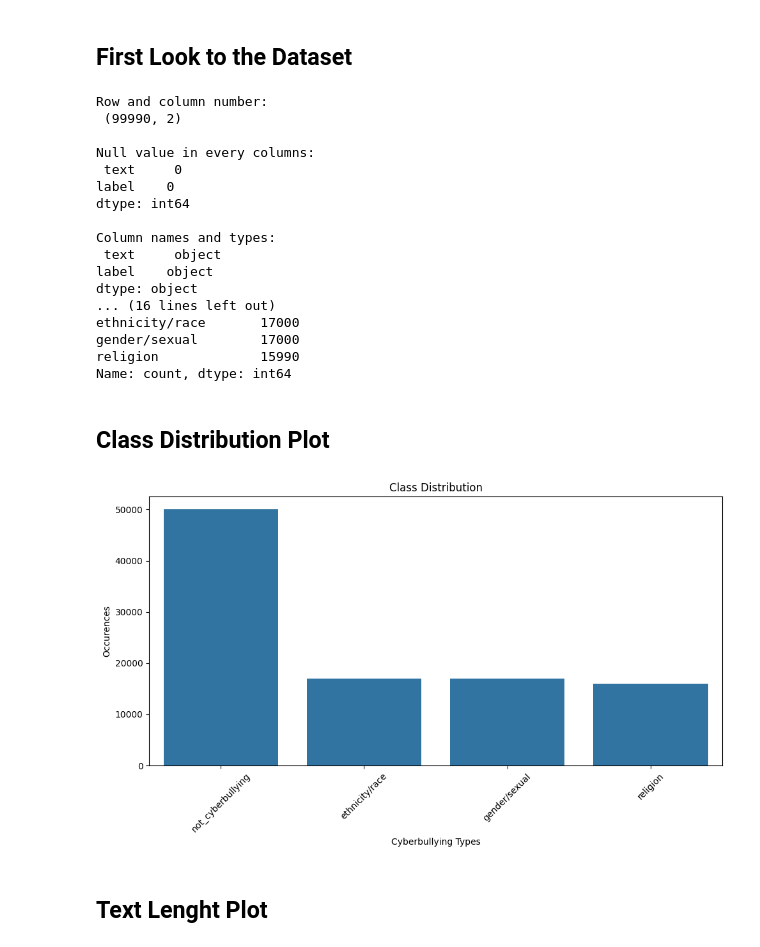
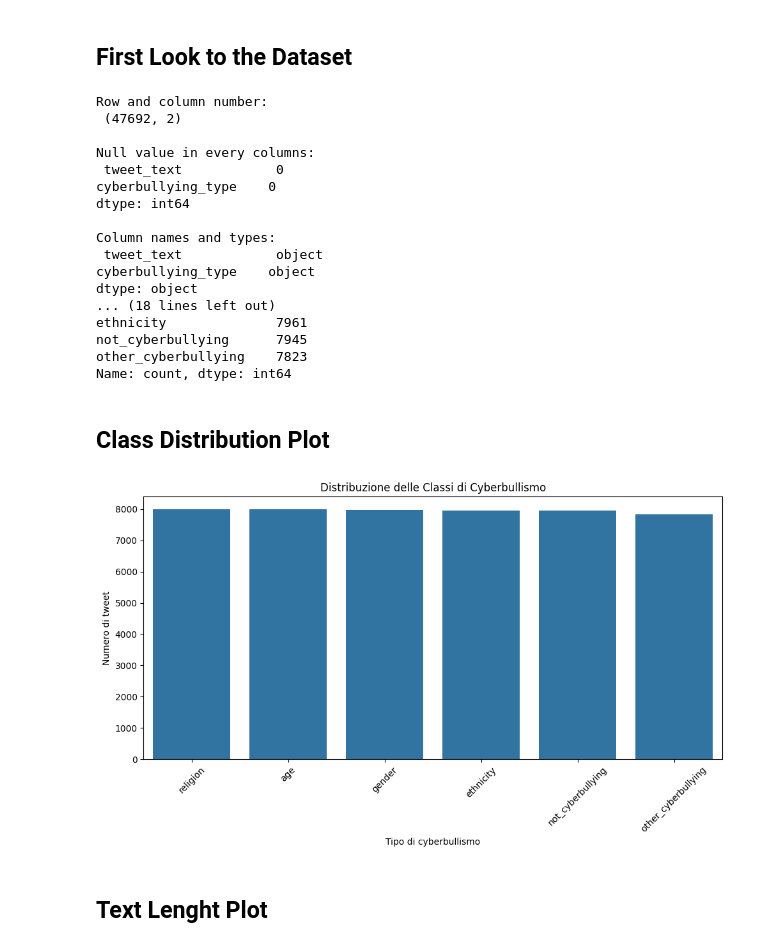
Before and after one commit to msegreto/CyberbullismDetection, a Jupyter notebook: notebook/1_DataVisualization.ipynb, the cells around one changed output. Drawn from its saved outputs; the diff is of its cells as text; code cells hidden in the pictures.

```diff
--- a/notebook/1_DataVisualization.ipynb
+++ b/notebook/1_DataVisualization.ipynb
@@ -17,7 +17,7 @@ from utils.text_preprocessing import preprocess_text
 ## First Look to the Dataset
 # %%
 # Dataset loading
-df = pd.read_csv("../dataset/cb_multi_labeled_balanced.csv")
+df = pd.read_csv("../dataset/cyberbullying_tweets.csv")
 
 # Some quality controll
 print("Row and column number:\n", df.shape)
@@ -28,38 +28,38 @@ print("\nDataset Info:")
 print(df.info())
 
 print("\nClass Distribution:")
-print(df["label"].value_counts())
+print(df["cyberbullying_type"].value_counts())
 # %% [output]
 Row and column number:
- (99990, 2)
+ (47692, 2)
 
 Null value in every columns:
- text     0
-label    0
+ tweet_text            0
+cyberbullying_type    0
 dtype: int64
 
 Column names and types:
- text     object
-label    object
+ tweet_text            object
+cyberbullying_type    object
 dtype: object
-... (16 lines left out)
-ethnicity/race       17000
-gender/sexual        17000
-religion             15990
+... (18 lines left out)
+ethnicity              7961
+not_cyberbullying      7945
+other_cyberbullying    7823
 Name: count, dtype: int64
 # %% [markdown]
 ## Class Distribution Plot
 # %%
 plt.figure(figsize=(10, 6))
-sns.countplot(data=df, x='label', order=df['label'].value_counts().index)
-plt.title('Class Distribution')
-plt.xlabel('Cyberbullying Types')
-plt.ylabel('Occurences')
+sns.countplot(data=df, x='cyberbullying_type', order=df['cyberbullying_type'].value_counts().index)
+plt.title('Distribuzione delle Classi di Cyberbullismo')
+plt.xlabel('Tipo di cyberbullismo')
+plt.ylabel('Numero di tweet')
 plt.xticks(rotation=45)
 plt.tight_layout()
 plt.show()
 # %% [output]
-[figure, old version]
+[figure, new version]
 # %% [markdown]
 ## Text Lenght Plot
 # %%
```
Also changed, not shown: parts of 4 cells of this notebook, 43 other files.
